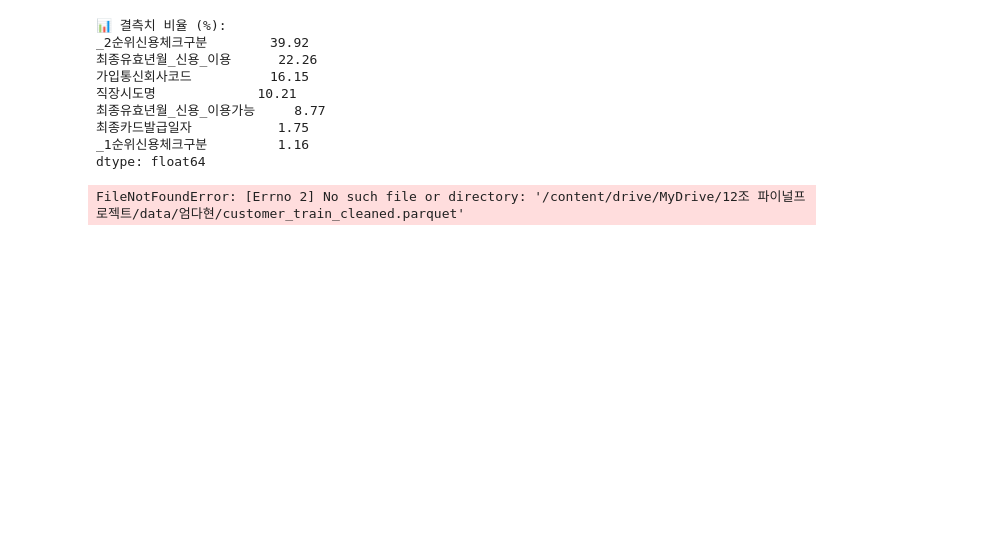
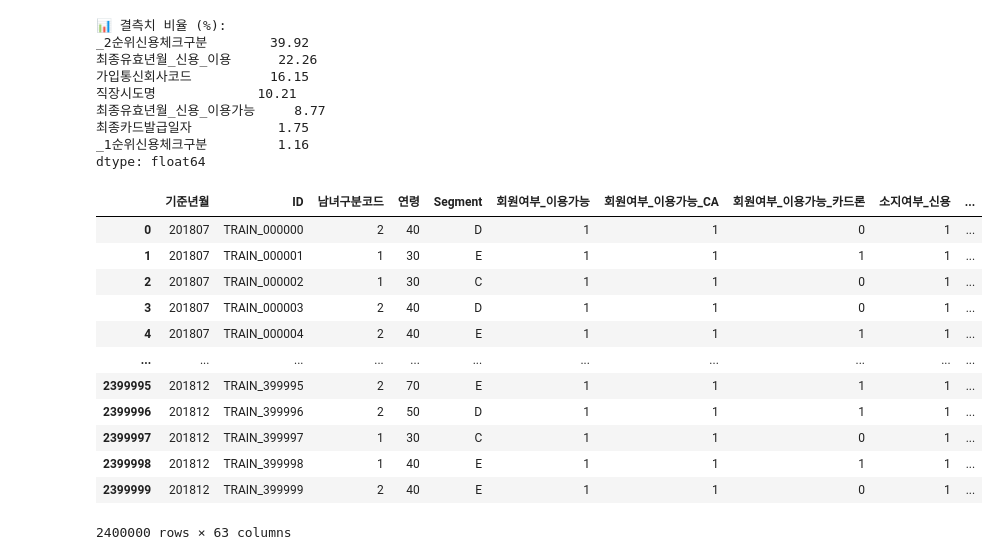
Before and after one commit to Eomdahyeon/Final-project, a Jupyter notebook: 엄다현/1.회원정보(train) 데이터전처리.ipynb, the cells around one changed output. Cells and saved outputs as stored; diff of their text form; code cells hidden in the pictures; blank space fills up the shorter version.

Commit message:
# 2.신용정보(train) 데이터 전처리

```diff
--- a/엄다현/1.회원정보(train) 데이터전처리.ipynb
+++ b/엄다현/1.회원정보(train) 데이터전처리.ipynb
@@ -191,6 +191,18 @@ customer.to_parquet(f'{root_path}/customer_train_cleaned.parquet')
 # %%
 import pandas as pd
-tt = pd.read_parquet(f'{root_path}/customer_train_cleaned.parquet')
+tt = pd.read_parquet(f'{root_path}/cleaned_회원정보.parquet')
 tt
 # %% [output]
+|  | 기준년월 | ID | 남녀구분코드 | 연령 | Segment | 회원여부_이용가능 | 회원여부_이용가능_CA | 회원여부_이용가능_카드론 | 소지여부_신용 | ... |
+| 0 | 201807 | TRAIN_000000 | 2 | 40 | D | 1 | 1 | 0 | 1 | ... |
+| 1 | 201807 | TRAIN_000001 | 1 | 30 | E | 1 | 1 | 1 | 1 | ... |
+| 2 | 201807 | TRAIN_000002 | 1 | 30 | C | 1 | 1 | 0 | 1 | ... |
+| 3 | 201807 | TRAIN_000003 | 2 | 40 | D | 1 | 1 | 0 | 1 | ... |
+| 4 | 201807 | TRAIN_000004 | 2 | 40 | E | 1 | 1 | 1 | 1 | ... |
+| ... | ... | ... | ... | ... | ... | ... | ... | ... | ... | ... |
+| 2399995 | 201812 | TRAIN_399995 | 2 | 70 | E | 1 | 1 | 1 | 1 | ... |
+| 2399996 | 201812 | TRAIN_399996 | 2 | 50 | D | 1 | 1 | 1 | 1 | ... |
+| 2399997 | 201812 | TRAIN_399997 | 1 | 30 | C | 1 | 1 | 0 | 1 | ... |
+| 2399998 | 201812 | TRAIN_399998 | 1 | 40 | E | 1 | 1 | 1 | 1 | ... |
+| 2399999 | 201812 | TRAIN_399999 | 2 | 40 | E | 1 | 1 | 0 | 1 | ... |
-FileNotFoundError: [Errno 2] No such file or directory: '/content/drive/MyDrive/12조 파이널프로젝트/data/엄다현/customer_train_cleaned.parquet'
+2400000 rows × 63 columns
```
Also changed, not shown: parts of 1 cell of this notebook, 2 other files.
